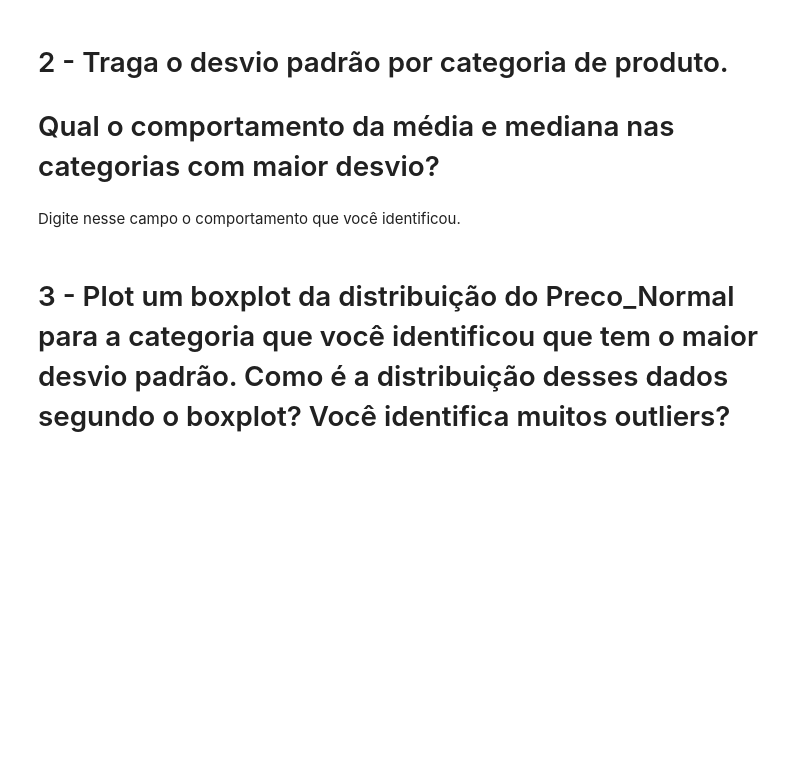
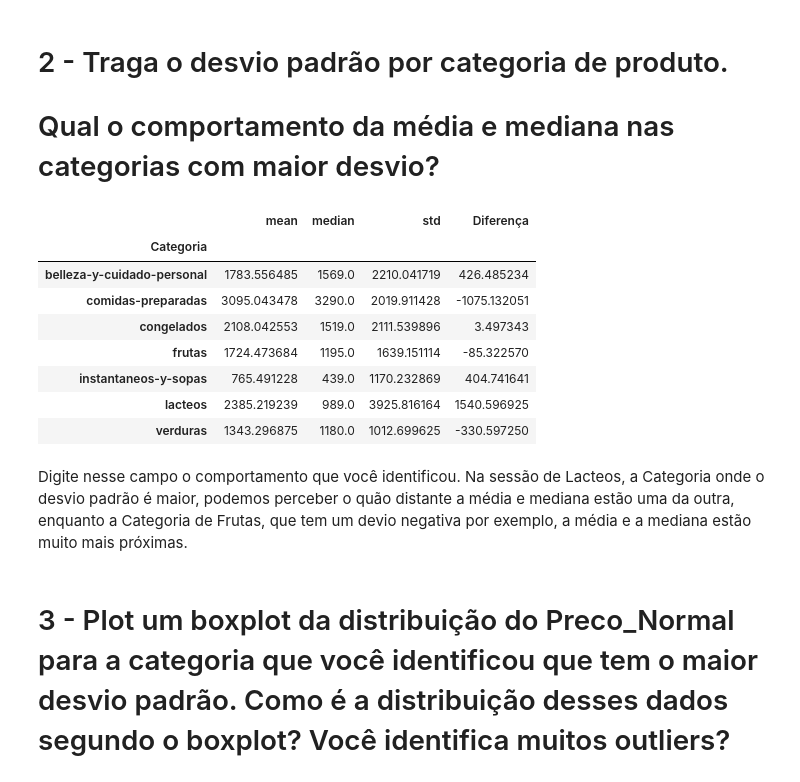
Before and after one commit to Augusto-Mateus/estatistica-e-dataviz-ebac, a Jupyter notebook: Profissao Cientista de Dados M13 Projeto.ipynb, the cells around one changed output. Cells and saved outputs as stored; diff of their text form; code cells hidden in the pictures; blank space fills up the shorter version.

Commit message:
Exercicio finalizado, pronto para avaliação

```diff
--- a/Profissao Cientista de Dados M13 Projeto.ipynb
+++ b/Profissao Cientista de Dados M13 Projeto.ipynb
@@ -75,5 +112,23 @@ Digite aqui as categorias:
-# %% [markdown]
-Digite nesse campo o comportamento que você identificou.
+# %%
+# Seu código aqui
+df_std = df.groupby("Categoria")["Preco_Normal"].agg(["mean", "median", "std"])
+df_std["Diferença"] = (
+    df_std["std"] - df_std["mean"]
+)  # coluna para auxiliar na vizualização da distancia entre etd e mean
+df_std
+# %% [output]
+|  | mean | median | std | Diferença |
+| Categoria |  |  |  |  |
+| belleza-y-cuidado-personal | 1783.556485 | 1569.0 | 2210.041719 | 426.485234 |
+| comidas-preparadas | 3095.043478 | 3290.0 | 2019.911428 | -1075.132051 |
+| congelados | 2108.042553 | 1519.0 | 2111.539896 | 3.497343 |
+| frutas | 1724.473684 | 1195.0 | 1639.151114 | -85.322570 |
+| instantaneos-y-sopas | 765.491228 | 439.0 | 1170.232869 | 404.741641 |
+| lacteos | 2385.219239 | 989.0 | 3925.816164 | 1540.596925 |
+| verduras | 1343.296875 | 1180.0 | 1012.699625 | -330.597250 |
+# %% [markdown]
+Digite nesse campo o comportamento que você identificou.
+Na sessão de Lacteos, a Categoria onde o desvio padrão é maior, podemos perceber o quão distante a média e mediana estão uma da outra, enquanto a Categoria de Frutas, que tem um devio negativa por exemplo, a média e a mediana estão muito mais próximas.
 # %% [markdown]
 # 3 - Plot um boxplot da distribuição do Preco_Normal para a categoria que você identificou que tem o maior desvio padrão. Como é a distribuição desses dados segundo o boxplot? Você identifica muitos outliers?
 # %% [markdown]
```
Also changed, not shown: parts of 13 cells of this notebook, 3 other files.
